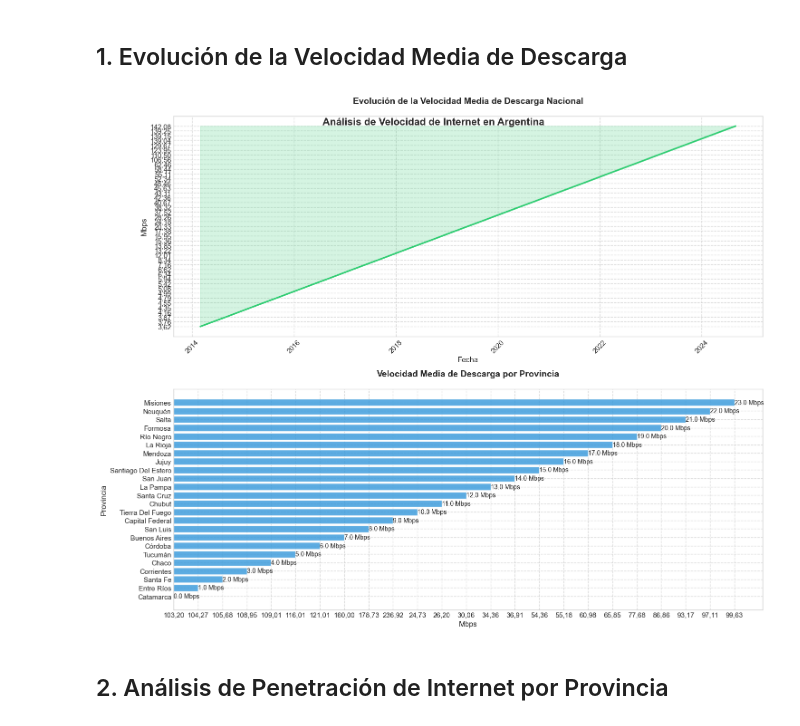
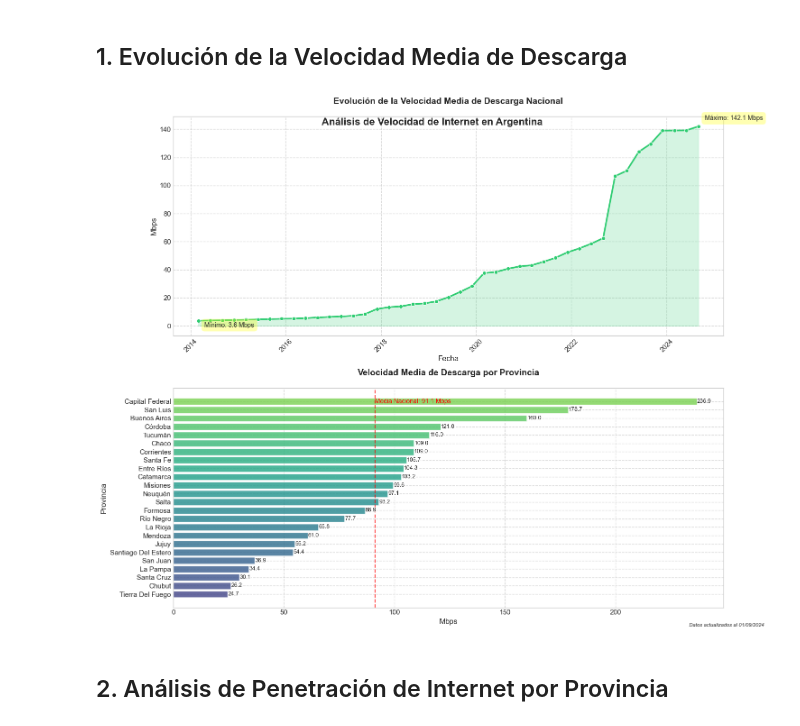
Before and after one commit to JuliaGastellu/dashboard-conectividad-ENACOM, a Jupyter notebook: notebooks/EDA.ipynb, the cells around one changed output. Saved outputs shown, nothing was run; the diff lists cells and outputs as text; code cells hidden in the pictures.

Commit message:
se mejora grafico

```diff
--- a/notebooks/EDA.ipynb
+++ b/notebooks/EDA.ipynb
@@ -92,6 +92,9 @@ if 'fecha' not in df_velocidad.columns:
         (df_velocidad['trimestre'] * 3).astype(str).str.zfill(2) + '-01'
     )
 
+# Convertir valores a float
+df_velocidad['mbps_(media_de_bajada)'] = df_velocidad['mbps_(media_de_bajada)'].str.replace(',', '.').astype(float)
+
 # Crear el gráfico de línea con área sombreada
 sns.lineplot(
     data=df_velocidad,
@@ -99,7 +102,9 @@ sns.lineplot(
     y='mbps_(media_de_bajada)',
     ax=ax1,
     linewidth=2.5,
-    color='#2ecc71'
+    color='#2ecc71',
+    marker='o',  # Agregar marcadores
+    markersize=6
 )
 ax1.fill_between(df_velocidad['fecha'], df_velocidad['mbps_(media_de_bajada)'],
                  alpha=0.2, color='#2ecc71')
@@ -112,6 +117,22 @@ ax1.set_ylabel('Mbps', fontsize=12)
 ax1.tick_params(axis='x', rotation=45)
 ax1.grid(True, linestyle='--', alpha=0.7)
 
+# Agregar anotaciones para valores máximos y mínimos
+max_val = df_velocidad['mbps_(media_de_bajada)'].max()
+min_val = df_velocidad['mbps_(media_de_bajada)'].min()
+max_date = df_velocidad.loc[df_velocidad['mbps_(media_de_bajada)'] == max_val, 'fecha'].iloc[0]
+min_date = df_velocidad.loc[df_velocidad['mbps_(media_de_bajada)'] == min_val, 'fecha'].iloc[0]
+
+ax1.annotate(f'Máximo: {max_val:.1f} Mbps',
+            xy=(max_date, max_val),
+            xytext=(10, 10), textcoords='offset points',
+            bbox=dict(boxstyle='round,pad=0.5', fc='yellow', alpha=0.3))
+
+ax1.annotate(f'Mínimo: {min_val:.1f} Mbps',
+            xy=(min_date, min_val),
+            xytext=(10, -10), textcoords='offset points',
+            bbox=dict(boxstyle='round,pad=0.5', fc='yellow', alpha=0.3))
+
 # Gráfico 2: Distribución por provincia
 df_provincias = datasets['Internet Velocidad Media de Descarga Provincias']
 if 'fecha' not in df_provincias.columns:
@@ -120,42 +141,59 @@ if 'fecha' not in df_provincias.columns:
         (df_provincias['trimestre'] * 3).astype(str).str.zfill(2) + '-01'
     )
 
+# Convertir valores a float
+df_provincias['mbps_(media_de_bajada)'] = df_provincias['mbps_(media_de_bajada)'].str.replace(',', '.').astype(float)
+
 ultimo_periodo = df_provincias['fecha'].max()
 datos_ultimo_periodo = df_provincias.loc[
     df_provincias['fecha'] == ultimo_periodo
 ].sort_values('mbps_(media_de_bajada)', ascending=True)
 
-# Crear el gráfico de barras
+# Crear el gráfico de barras con colores graduados
+colors = plt.cm.viridis(np.linspace(0.2, 0.8, len(datos_ultimo_periodo)))
 bars = ax2.barh(datos_ultimo_periodo['provincia'],
                 datos_ultimo_periodo['mbps_(media_de_bajada)'],
-                color='#3498db',
+                color=colors,
                 alpha=0.8)
 
-# Agregar valores sobre las barras
+# Agregar valores sobre las barras con mejor formato
 for bar in bars:
     width = bar.get_width()
     ax2.text(width, bar.get_y() + bar.get_height()/2,
-             f'{width:.1f} Mbps',
-             ha='left', va='center', fontsize=10)
+             f'{width:.1f}',
+             ha='left', va='center', fontsize=9,
+             bbox=dict(facecolor='white', alpha=0.7, edgecolor='none', pad=1))
 
 # Personalizar el segundo gráfico
 ax2.set_title('Velocidad Media de Descarga por Provincia',
               fontsize=14, pad=20, fontweight='bold')
 ax2.set_xlabel('Mbps', fontsize=12)
 ax2.set_ylabel('Provincia', fontsize=12)
 ax2.grid(True, linestyle='--', alpha=0.7)
 
+# Agregar línea vertical para la media nacional
+media_nacional = datos_ultimo_periodo['mbps_(media_de_bajada)'].mean()
+ax2.axvline(x=media_nacional, color='red', linestyle='--', alpha=0.7)
+ax2.text(media_nacional, len(datos_ultimo_periodo) - 1,
+         f'Media Nacional: {media_nacional:.1f} Mbps',
+         color='red', ha='left', va='center')
+
 # Ajustar el diseño
 plt.tight_layout()
 
 # Agregar un título general
 fig.suptitle('Análisis de Velocidad de Internet en Argentina',
              fontsize=16, fontweight='bold', y=0.95)
 
+# Agregar nota al pie
+fig.text(0.99, 0.01,
+         f'Datos actualizados al {ultimo_periodo.strftime("%d/%m/%Y")}',
+         fontsize=8, ha='right', style='italic')
+
 # Mostrar el gráfico
 plt.show()
 # %% [output]
-[figure, old version]
+[figure, new version]
 # %% [markdown]
 ## 2. Análisis de Penetración de Internet por Provincia
 # %%
```
Also changed, not shown: parts of 10 cells of this notebook.
